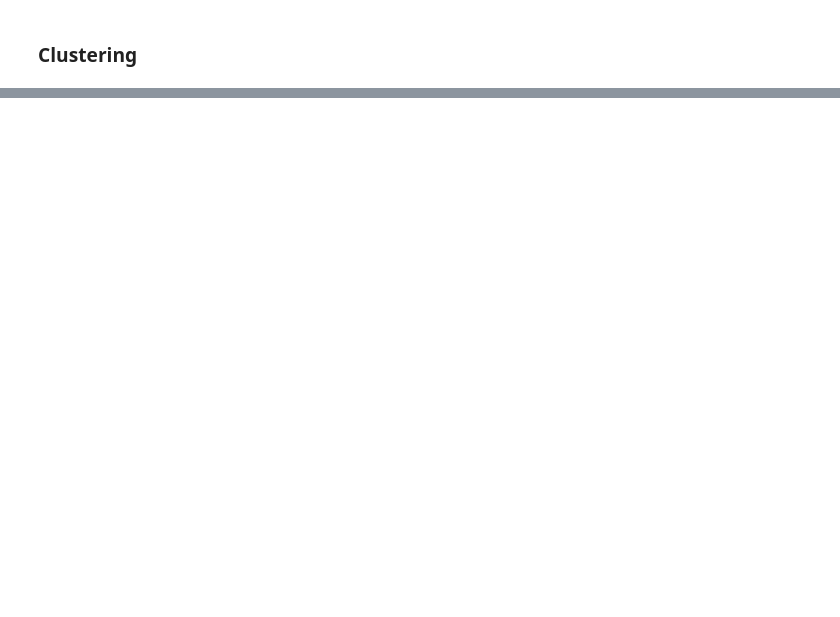
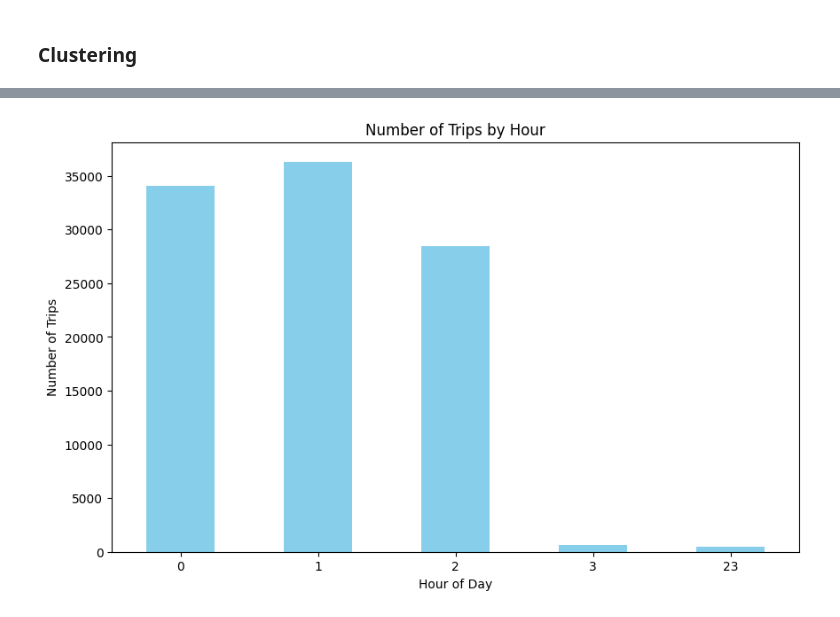
Before and after one commit to GonzaloLopezS/TFM_VTC_NYC, a Jupyter notebook: Notebooks/prueba_2021.ipynb, the cells around one changed output, grey strips where cells are left out. Cells and saved outputs as stored; diff of their text form; code cells hidden in the pictures; blank space fills up the shorter version.

```diff
--- a/Notebooks/prueba_2021.ipynb
+++ b/Notebooks/prueba_2021.ipynb
@@ -240,0 +331,2 @@ Name: count, dtype: int64
+# %%
+trips['originating_base_num'].fillna(trips['dispatching_base_num'], inplace=True)
@@ -240,0 +371,17 @@ Name: count, dtype: int64
+# %%
+# Extract the hour from request_datetime
+trips['request_hour'] = trips['request_datetime'].dt.hour
+
+# Group by hour and count the number of trips
+trips_by_hour = trips.groupby('request_hour').size()
+
+# Plot the histogram
+plt.figure(figsize=(10, 6))
+trips_by_hour.plot(kind='bar', color='skyblue')
+plt.xlabel('Hour of Day')
+plt.ylabel('Number of Trips')
+plt.title('Number of Trips by Hour')
+plt.xticks(rotation=0)
+plt.show()
+# %% [output]
+[figure, added]
```
Also changed, not shown: parts of 35 cells of this notebook.
